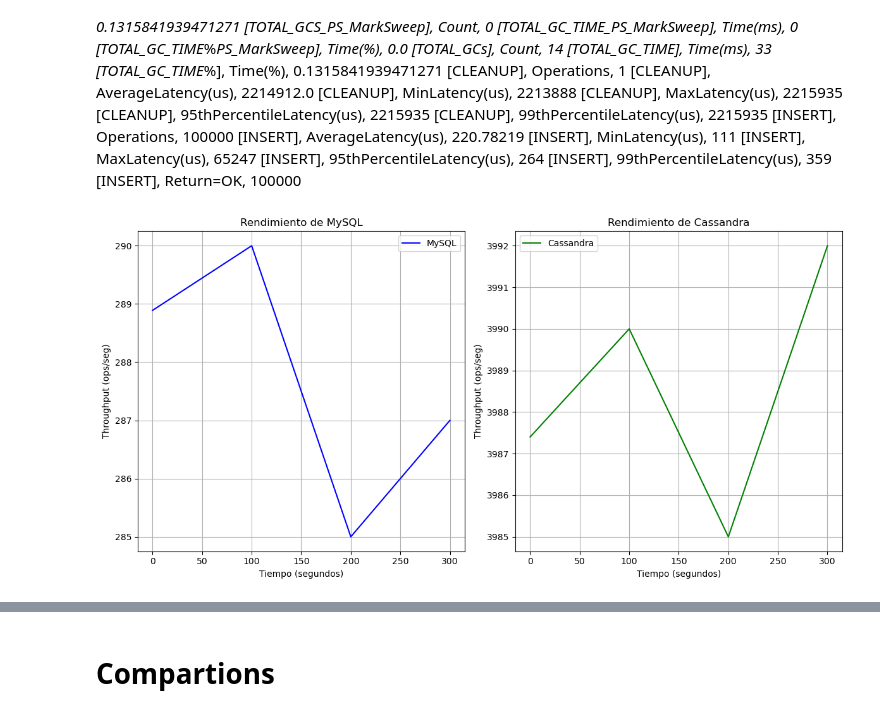
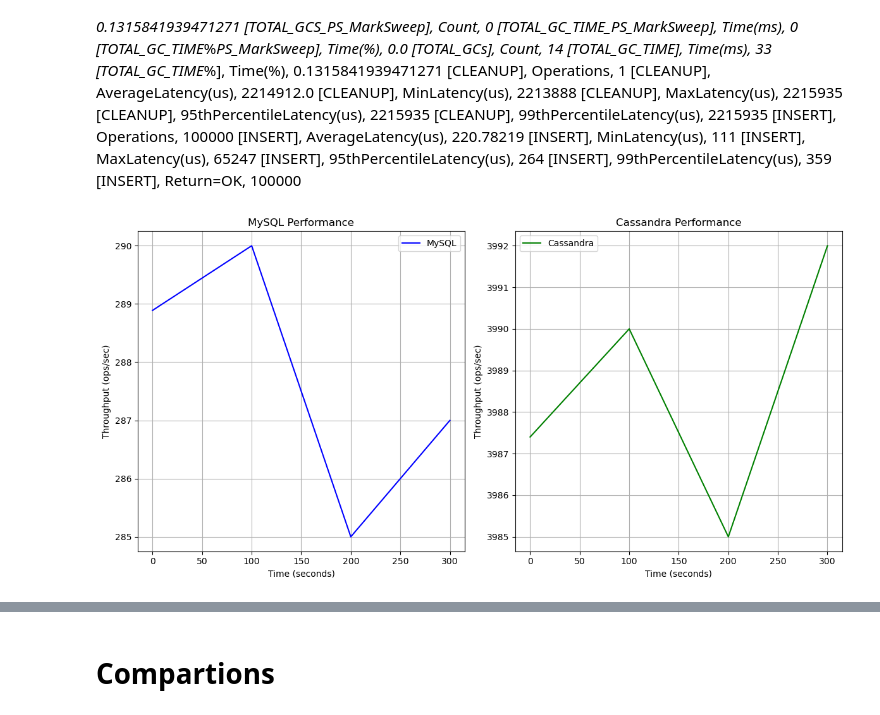
Before and after one commit to zeros2018/stock_deep_learning, a Jupyter notebook: Comparison of Databases.ipynb, the cells around one changed output, grey strips where cells are left out. Cells and saved outputs as stored; diff of their text form; code cells hidden in the pictures.

```diff
--- a/Comparison of Databases.ipynb
+++ b/Comparison of Databases.ipynb
@@ -77,37 +86,37 @@ DBWrapper: report latency for each error is false and specific error codes to tr
 # %%
 import matplotlib.pyplot as plt
 
-# Datos de ejemplo para MySQL
-times_mysql = [0, 100, 200, 300]  # Tiempo en segundos
-throughput_mysql = [288.89, 290.0, 285.0, 287.0]  # Rendimiento en ops/seg
+# Example data for MySQL
+times_mysql = [0, 100, 200, 300]  # Time in seconds
+throughput_mysql = [288.89, 290.0, 285.0, 287.0]  # Throughput in ops/sec
 
-# Datos de ejemplo para Cassandra
-times_cassandra = [0, 100, 200, 300]  # Tiempo en segundos
-throughput_cassandra = [3987.40, 3990.0, 3985.0, 3992.0]  # Rendimiento en ops/seg
+# Example data for Cassandra
+times_cassandra = [0, 100, 200, 300]  # Time in seconds
+throughput_cassandra = [3987.40, 3990.0, 3985.0, 3992.0]  # Throughput in ops/sec
 
-# Crear una figura y dos subgráficos
-fig, (ax1, ax2) = plt.subplots(1, 2, figsize=(12, 6))  # 1 fila y 2 columnas
+# Create a figure and two subplots
+fig, (ax1, ax2) = plt.subplots(1, 2, figsize=(12, 6))  # 1 row and 2 columns
 
-# Gráfico para MySQL
+# Plot for MySQL
 ax1.plot(times_mysql, throughput_mysql, label='MySQL', color='b')
-ax1.set_title('Rendimiento de MySQL')
-ax1.set_xlabel('Tiempo (segundos)')
-ax1.set_ylabel('Throughput (ops/seg)')
+ax1.set_title('MySQL Performance')
+ax1.set_xlabel('Time (seconds)')
+ax1.set_ylabel('Throughput (ops/sec)')
 ax1.grid(True)
 ax1.legend()
 
-# Gráfico para Cassandra
+# Plot for Cassandra
 ax2.plot(times_cassandra, throughput_cassandra, label='Cassandra', color='g')
-ax2.set_title('Rendimiento de Cassandra')
-ax2.set_xlabel('Tiempo (segundos)')
-ax2.set_ylabel('Throughput (ops/seg)')
+ax2.set_title('Cassandra Performance')
+ax2.set_xlabel('Time (seconds)')
+ax2.set_ylabel('Throughput (ops/sec)')
 ax2.grid(True)
 ax2.legend()
 
-# Ajustar el espacio entre subgráficos
+# Adjust space between subplots
 plt.tight_layout()
 
-# Mostrar el gráfico
+# Show the plot
 plt.show()
 # %% [output]
-[figure, old version]
+[figure, new version]
```
Also changed, not shown: parts of 9 cells of this notebook, 2 other files.
